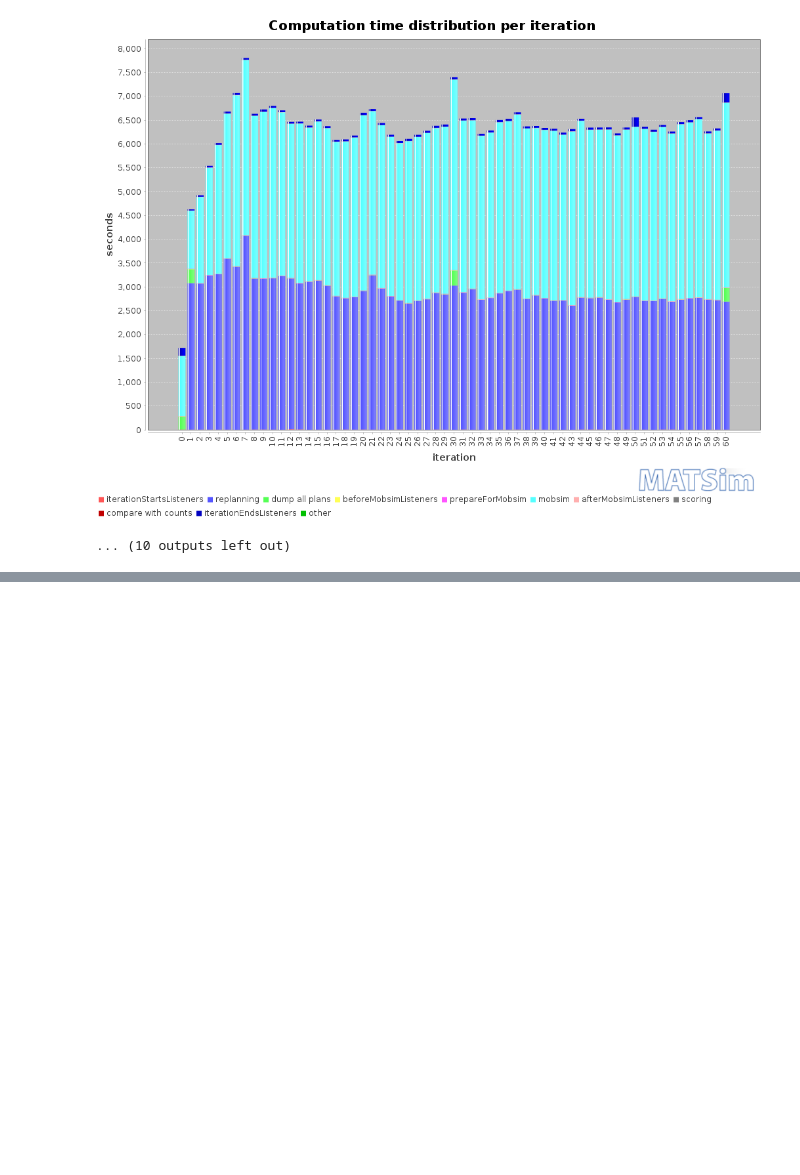
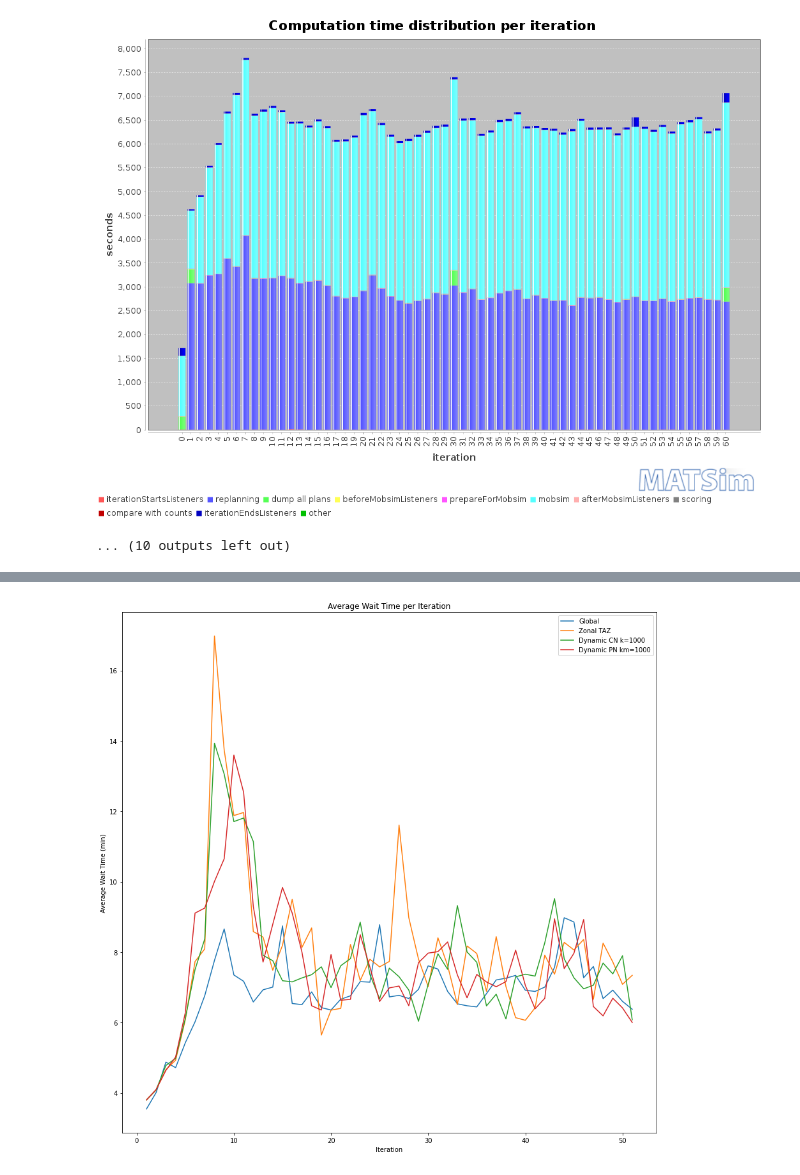
Before and after one commit to Sx-ETH/eqasim-java, a Jupyter notebook: switzerland/Analysis_notebooks/Predictions analysis.ipynb, the cells around one changed output, grey strips where cells are left out. Saved outputs shown, nothing was run; the diff lists cells and outputs as text; code cells hidden in the pictures; blank space fills up the shorter version.

```diff
--- a/switzerland/Analysis_notebooks/Predictions analysis.ipynb
+++ b/switzerland/Analysis_notebooks/Predictions analysis.ipynb
@@ -141,0 +168,4 @@ waitTime_pred_stats = predictions_evaluations.plot_multiple_actual_vs_fitted(plo
+# %%
+predictions_evaluations.plot_iteration_avg_wait_time(select_list, start_time=8, end_time = 12)
+# %% [output]
+[figure, added]
```
Also changed, not shown: parts of 4 cells of this notebook, 1 other file.
